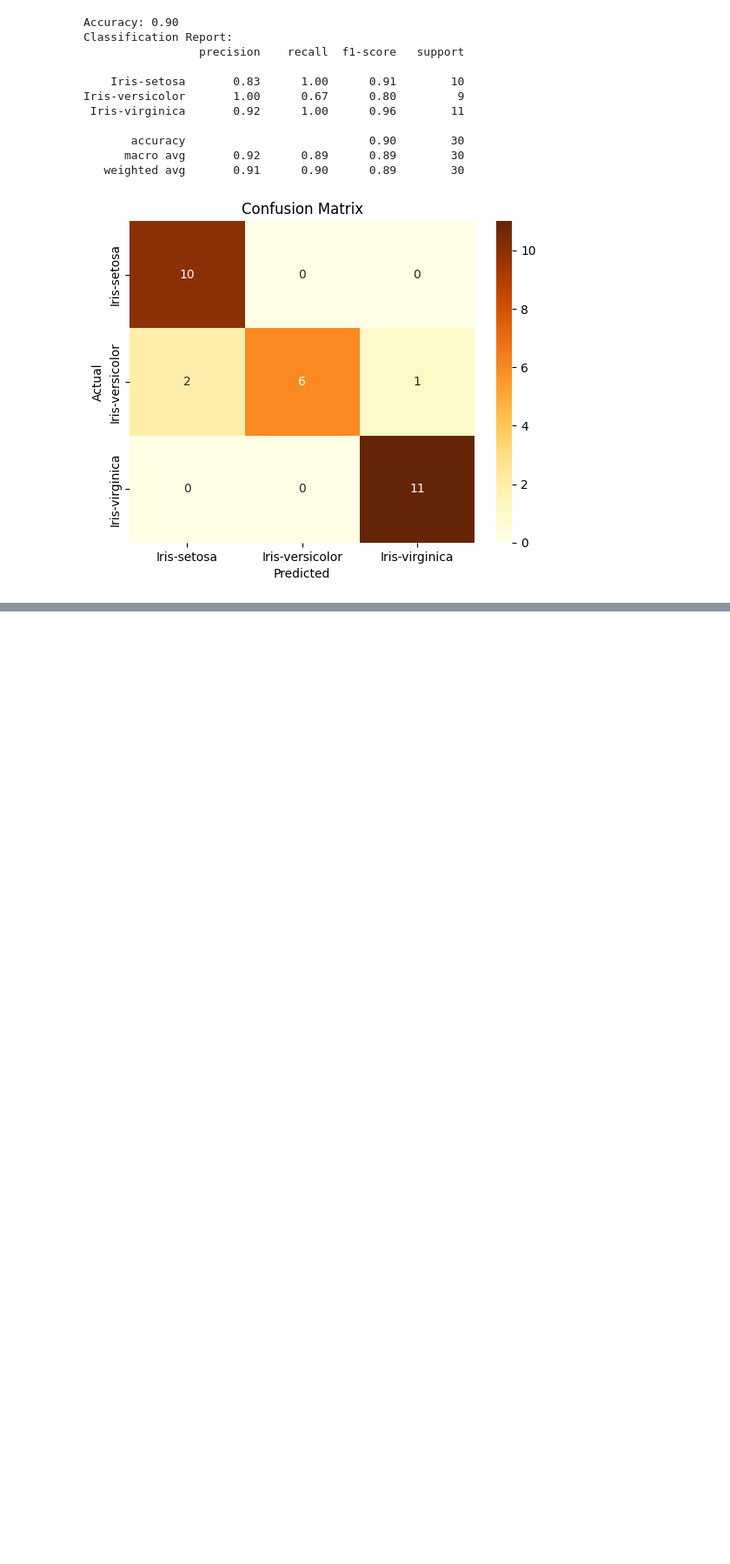
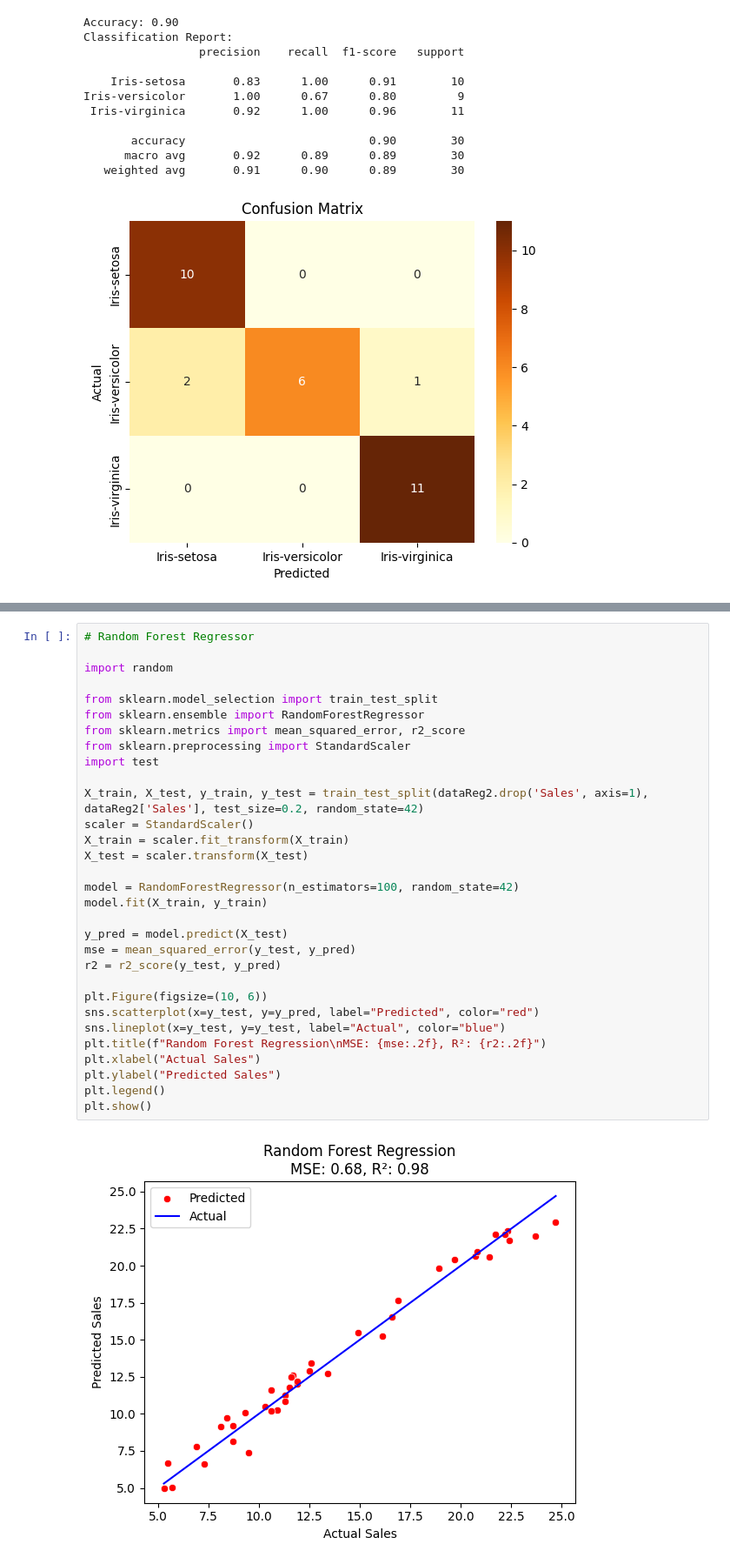
Before and after one commit to TETRAWasTaken/Machine-Learning, a Jupyter notebook: practise/prac.ipynb, the cells around one changed output, grey strips where cells are left out. Shown at 87% size. Cells and saved outputs as stored; diff of their text form; blank space fills up the shorter version.

```diff
--- a/practise/prac.ipynb
+++ b/practise/prac.ipynb
@@ -697,0 +761,33 @@ plt.show()
+# %%
+# Random Forest Regressor
+
+import random
+
+from sklearn.model_selection import train_test_split
+from sklearn.ensemble import RandomForestRegressor
+from sklearn.metrics import mean_squared_error, r2_score
+from sklearn.preprocessing import StandardScaler
+import test
+
+X_train, X_test, y_train, y_test = train_test_split(dataReg2.drop('Sales', axis=1), dataReg2['Sales'], test_size=0.2, random_state=42)
+scaler = StandardScaler()
+X_train = scaler.fit_transform(X_train)
+X_test = scaler.transform(X_test)
+
+model = RandomForestRegressor(n_estimators=100, random_state=42)
+model.fit(X_train, y_train)
+
+y_pred = model.predict(X_test)
+mse = mean_squared_error(y_test, y_pred)
+r2 = r2_score(y_test, y_pred)
+
+plt.Figure(figsize=(10, 6))
+sns.scatterplot(x=y_test, y=y_pred, label="Predicted", color="red")
+sns.lineplot(x=y_test, y=y_test, label="Actual", color="blue")
+plt.title(f"Random Forest Regression\nMSE: {mse:.2f}, R²: {r2:.2f}")
+plt.xlabel("Actual Sales")
+plt.ylabel("Predicted Sales")
+plt.legend()
+plt.show()
+# %% [output]
+[figure, added]
```
Also changed, not shown: parts of 10 cells of this notebook.
